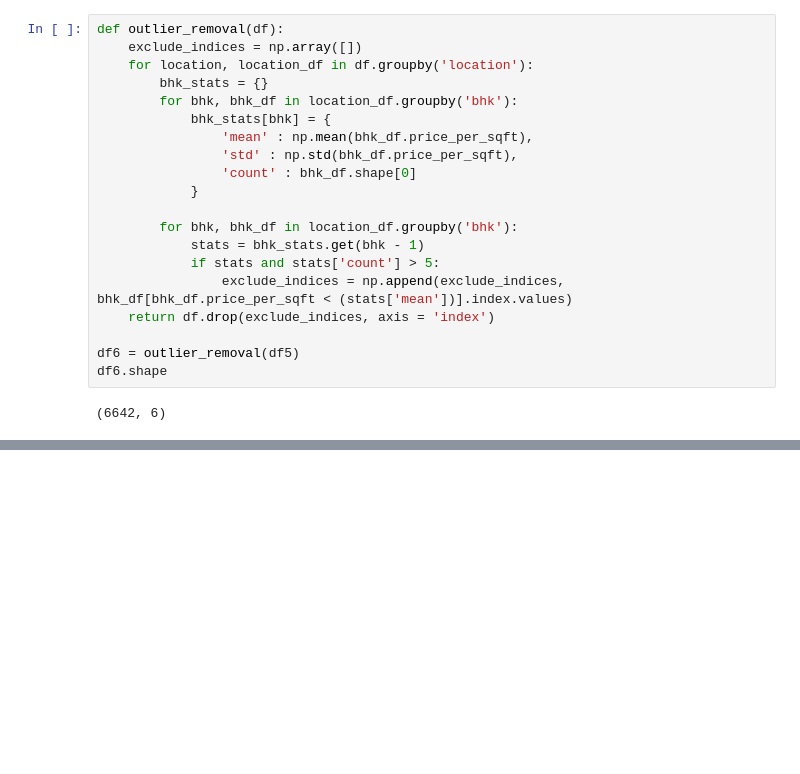
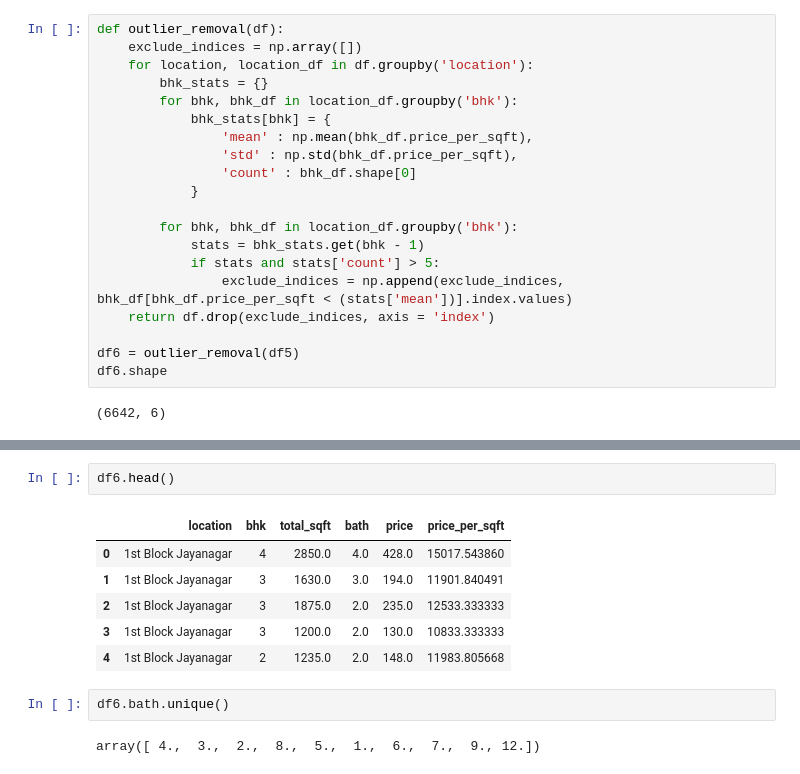
Before and after one commit to MananJain39/Bangalore_Housing_Price, a Jupyter notebook: pred.ipynb, the cells around one changed output, grey strips where cells are left out. Cells and saved outputs as stored; diff of their text form; blank space fills up the shorter version.

```diff
--- a/pred.ipynb
+++ b/pred.ipynb
@@ -378,0 +387,13 @@ df6.shape
+# %%
+df6.head()
+# %% [output]
+|  | location | bhk | total_sqft | bath | price | price_per_sqft |
+| 0 | 1st Block Jayanagar | 4 | 2850.0 | 4.0 | 428.0 | 15017.543860 |
+| 1 | 1st Block Jayanagar | 3 | 1630.0 | 3.0 | 194.0 | 11901.840491 |
+| 2 | 1st Block Jayanagar | 3 | 1875.0 | 2.0 | 235.0 | 12533.333333 |
+| 3 | 1st Block Jayanagar | 3 | 1200.0 | 2.0 | 130.0 | 10833.333333 |
+| 4 | 1st Block Jayanagar | 2 | 1235.0 | 2.0 | 148.0 | 11983.805668 |
+# %%
+df6.bath.unique()
+# %% [output]
+array([ 4.,  3.,  2.,  8.,  5.,  1.,  6.,  7.,  9., 12.])
```
Also changed, not shown: parts of 6 cells of this notebook.
